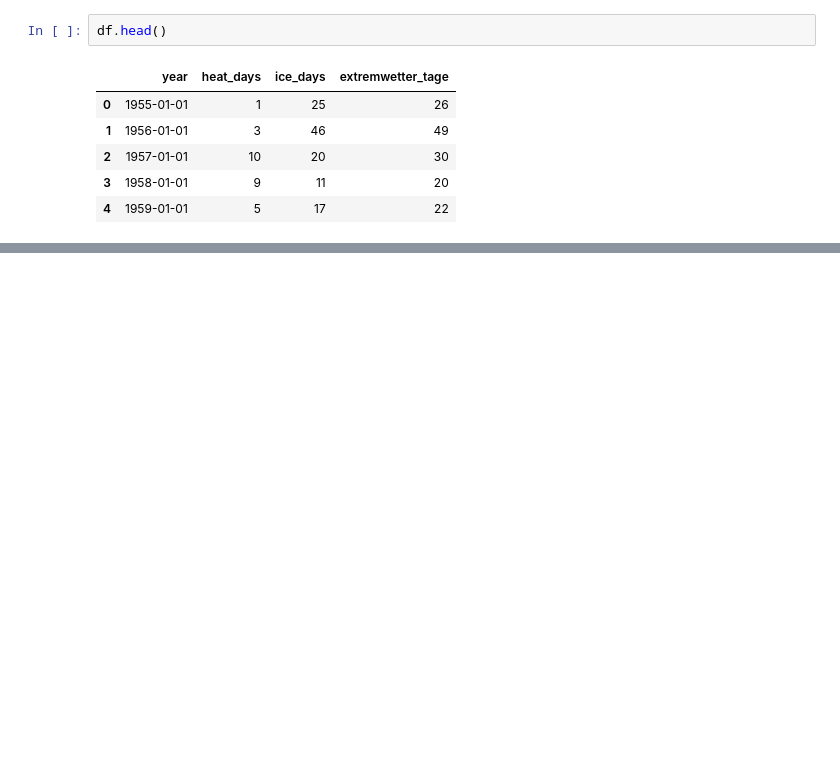
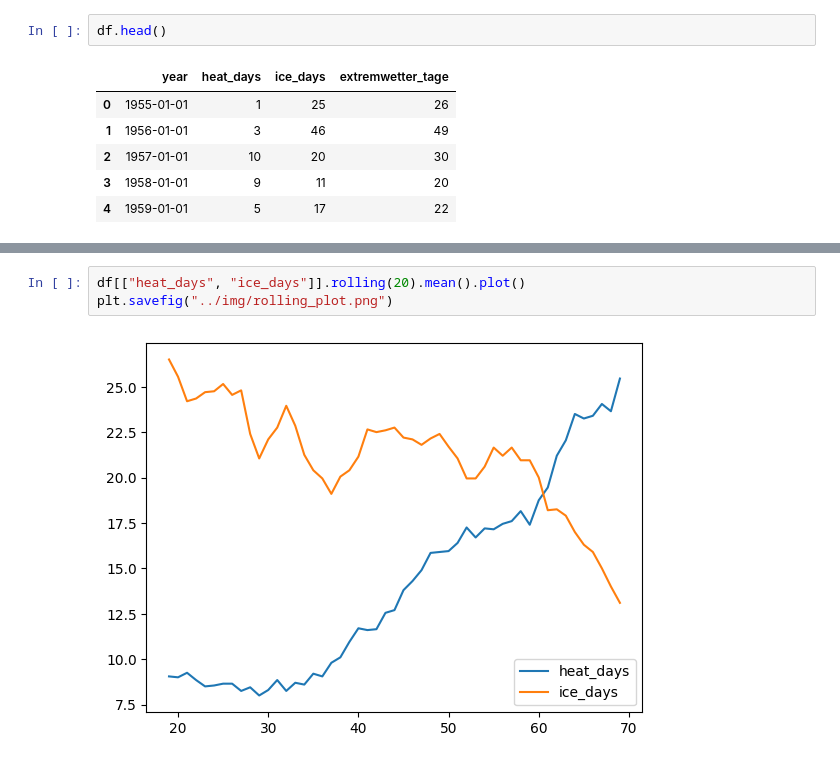
Before and after one commit to mckoh/data-science-ue-ct, a Jupyter notebook: notebooks/01_data_with_pandas.ipynb, the cells around one changed output, grey strips where cells are left out. Cells and saved outputs as stored; diff of their text form; blank space fills up the shorter version.

```diff
--- a/notebooks/01_data_with_pandas.ipynb
+++ b/notebooks/01_data_with_pandas.ipynb
@@ -133,0 +165,5 @@ df.head()
+# %%
+df[["heat_days", "ice_days"]].rolling(20).mean().plot()
+plt.savefig("../img/rolling_plot.png")
+# %% [output]
+[figure, added]
```
Also changed, not shown: parts of 8 cells of this notebook.
